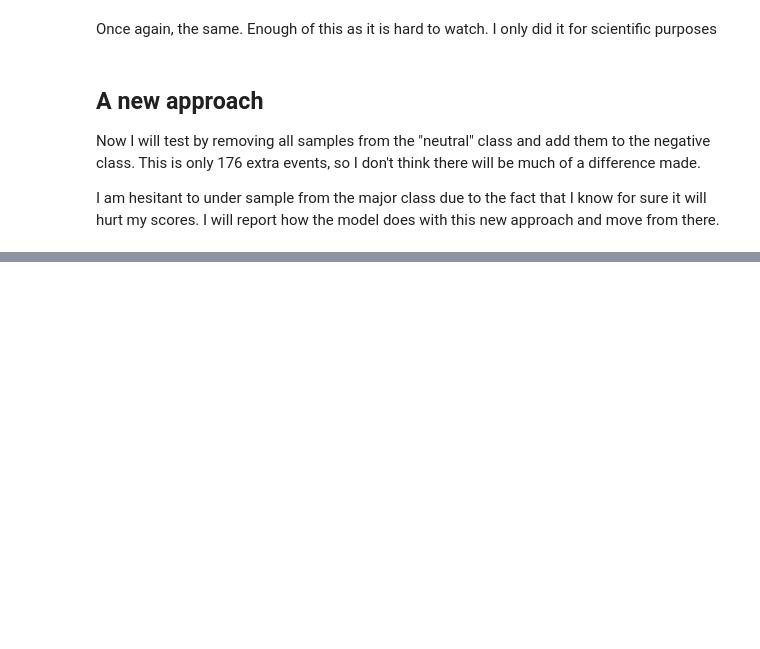
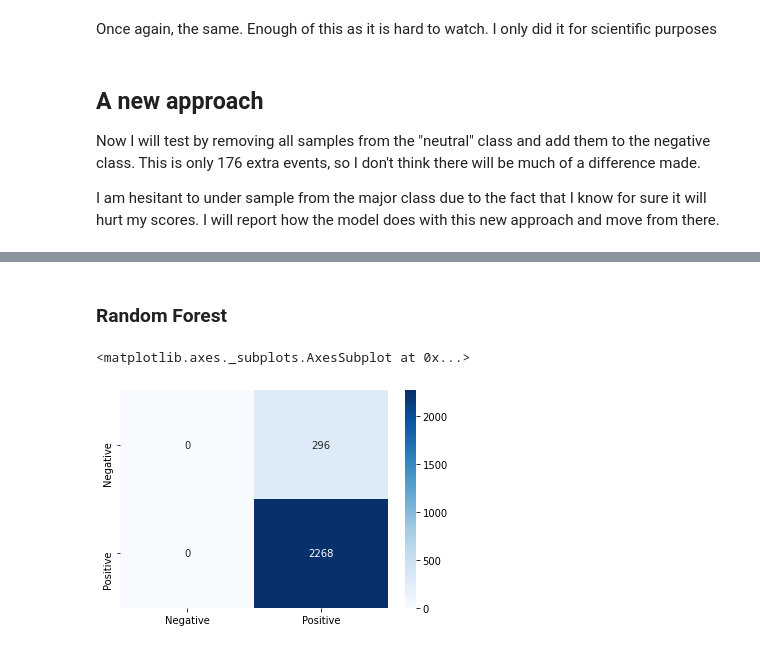
Before and after one commit to Hadryan/Amazon-Musical-Instrument-Sentiment-Analysis, a Jupyter notebook: Results.ipynb, the cells around one changed output, grey strips where cells are left out. Cells and saved outputs as stored; diff of their text form; code cells hidden in the pictures; blank space fills up the shorter version.

```diff
--- a/Results.ipynb
+++ b/Results.ipynb
@@ -102,0 +119,13 @@ I am hesitant to under sample from the major class due to the fact that I know f
+# %% [markdown]
+### Random Forest
+# %%
+sns.heatmap(results_dict_no_lemma_new_approach['rf']['acc'],
+            cmap='Blues',
+            cbar='False',
+            annot=True,
+            fmt='g',
+            xticklabels=['Negative', 'Positive'],
+            yticklabels=['Negative', 'Positive'])
+# %% [output]
+<matplotlib.axes._subplots.AxesSubplot at 0x...>
+[figure, added]
```
Also changed, not shown: parts of 8 cells of this notebook, 16 other files.
